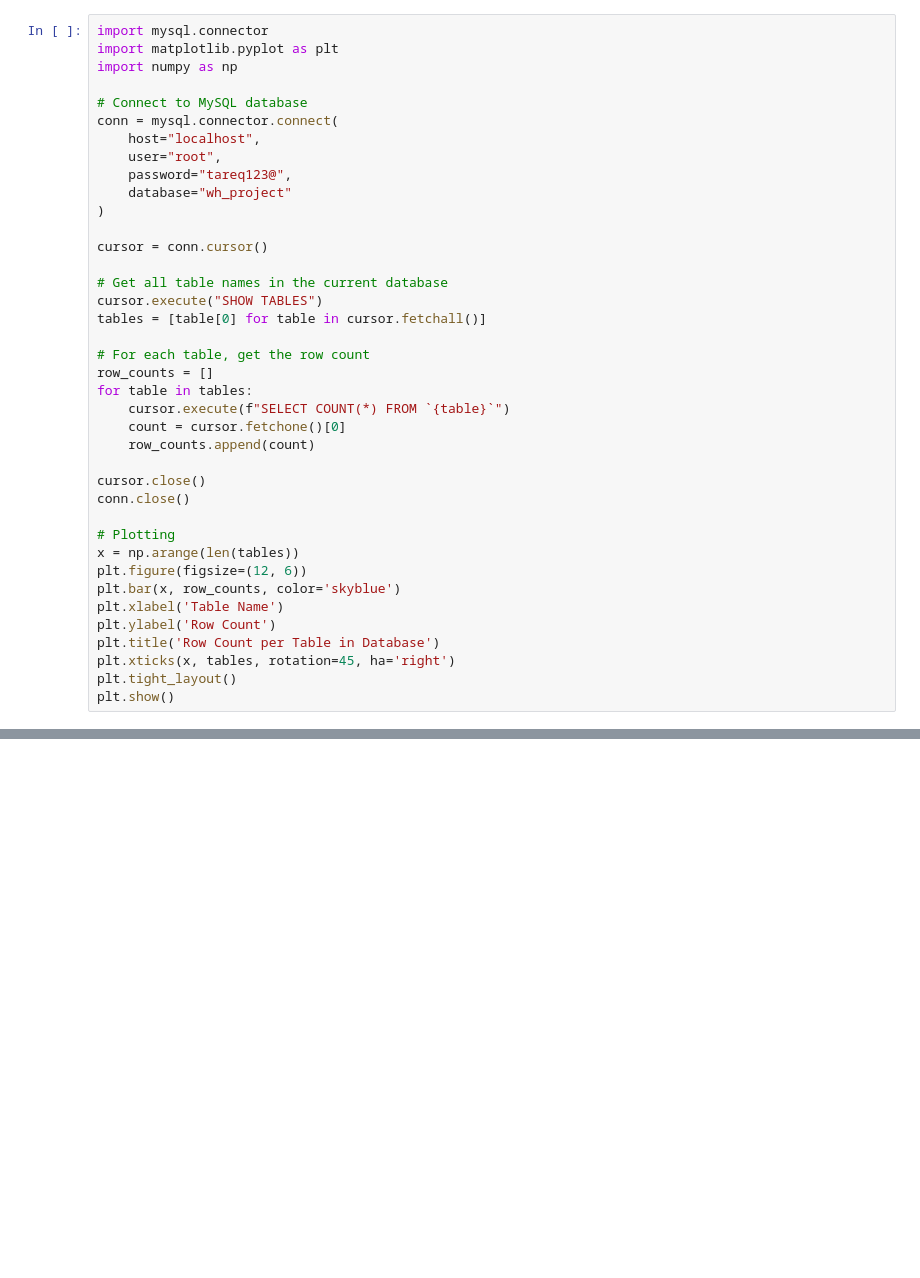
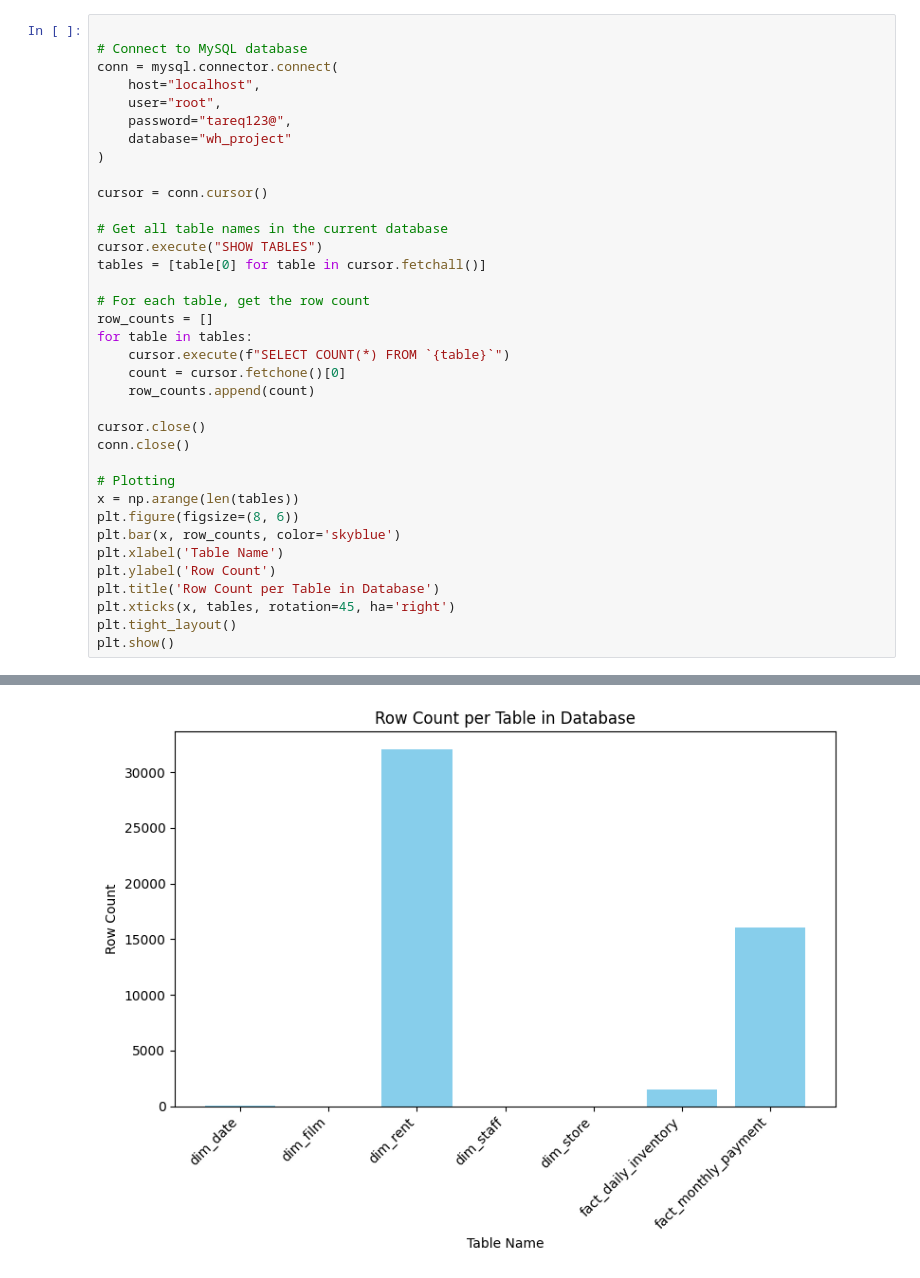
Before and after one commit to tareq-saymeh/warehouse, a Jupyter notebook: Part2/Visualization.ipynb, the cells around one changed output, grey strips where cells are left out. Drawn from its saved outputs; the diff is of its cells as text; blank space fills up the shorter version.

```diff
--- a/Part2/Visualization.ipynb
+++ b/Part2/Visualization.ipynb
@@ -8,7 +7,4 @@ Requirement already satisfied: mysqlclient in c:\users\tareq\appdata\local\progr
 # %%
-import mysql.connector
-import matplotlib.pyplot as plt
-import numpy as np
 
 # Connect to MySQL database
 conn = mysql.connector.connect(
@@ -36,7 +32,7 @@ conn.close()
 
 # Plotting
 x = np.arange(len(tables))
-plt.figure(figsize=(12, 6))
+plt.figure(figsize=(8, 6))
 plt.bar(x, row_counts, color='skyblue')
 plt.xlabel('Table Name')
 plt.ylabel('Row Count')
@@ -48,0 +44 @@ ModuleNotFoundError: No module named 'mysql'
+[figure, added]
```
Also changed, not shown: parts of 6 cells of this notebook, 1 other file.
